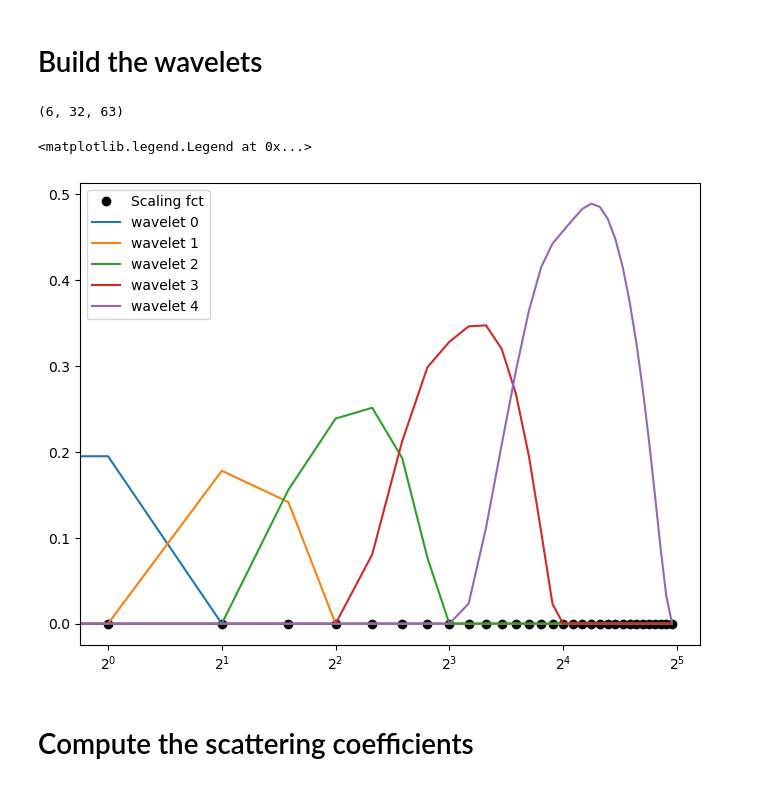
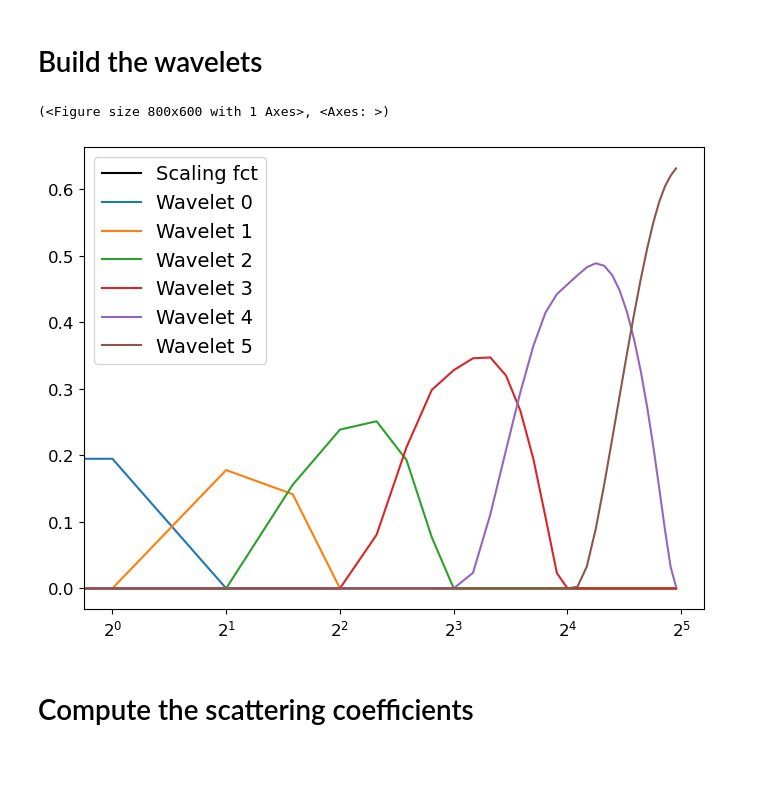
Before and after one commit to mousset/scatcovJAX, a Jupyter notebook: Notebooks/compute_scattering_coeff.ipynb, the cells around one changed output. Saved outputs shown, nothing was run; the diff lists cells and outputs as text; code cells hidden in the pictures.

```diff
--- a/Notebooks/compute_scattering_coeff.ipynb
+++ b/Notebooks/compute_scattering_coeff.ipynb
@@ -77,19 +82,20 @@ plt.imshow(np.real(Ilm))
 # Build the wavelets
 # %%
 filters = filters_directional_vectorised(L, N, J_min)
-print(filters[0].shape)
-m = L-1
+plot.plot_filters(filters, real=True, m=L-1)
 
-plt.figure(figsize=(8, 6))
-plt.plot(filters[1], 'ko', label='Scaling fct')
-for j in range(J):
-    plt.plot(np.real(filters[0])[j, :, m], label=f'wavelet {j}')
-plt.xscale('log', base=2)
-plt.legend()
+# print(filters.shape)
+# m = L-1
+#
+# plt.figure(figsize=(8, 6))
+# # plt.plot(filters[1], 'ko', label='Scaling fct')
+# for j in range(J):
+#     plt.plot(np.real(filters)[j, :, m], label=f'wavelet {j}')
+# plt.xscale('log', base=2)
+# plt.legend()
 # %% [output]
-(6, 32, 63)
+(<Figure size 800x600 with 1 Axes>, <Axes: >)
-<matplotlib.legend.Legend at 0x...>
-[figure, old version]
+[figure, new version]
 # %% [markdown]
 # Compute the scattering coefficients
 # %%
```
Also changed, not shown: parts of 3 cells of this notebook.
